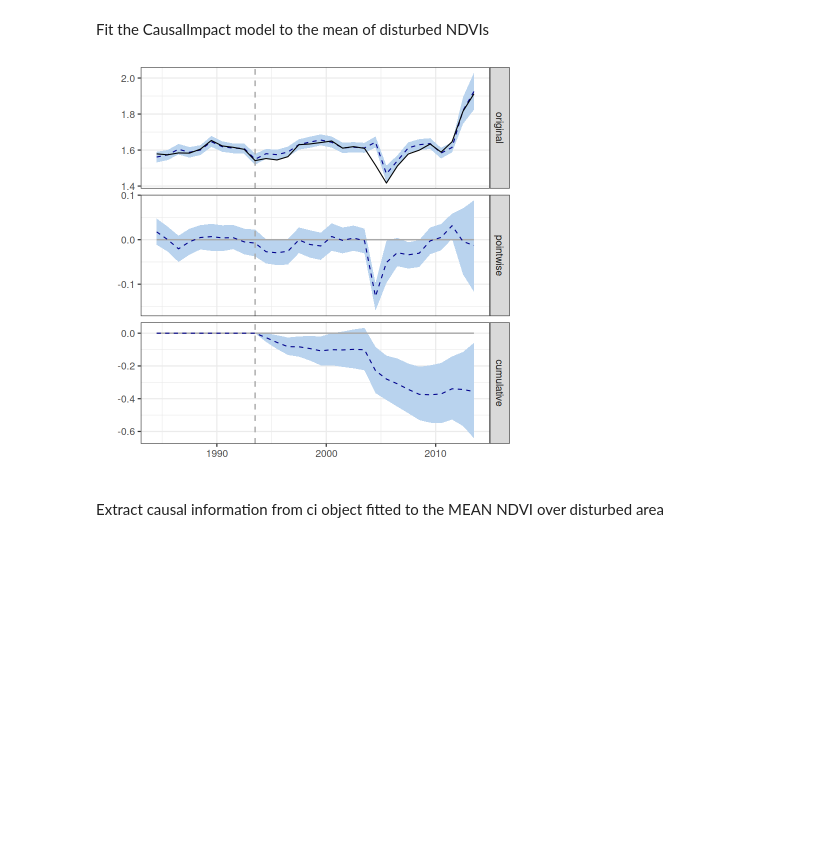
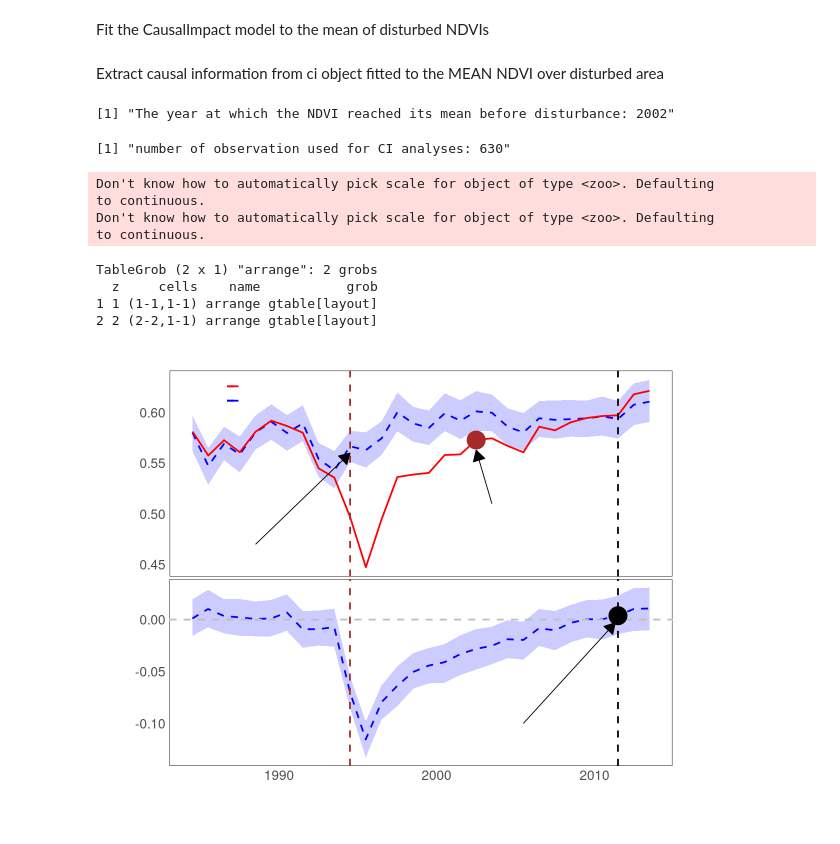
Before and after one commit to hamiddashti/greeness, a Jupyter notebook: codes/src/causal_impact_R2.ipynb, the cells around one changed output. Drawn from its saved outputs; the diff is of its cells as text; code cells hidden in the pictures; blank space fills up the shorter version.

```diff
--- a/codes/src/causal_impact_R2.ipynb
+++ b/codes/src/causal_impact_R2.ipynb
@@ -240,4 +260,4 @@ Fit the CausalImpact model to the mean of disturbed NDVIs
 set.seed(1)
 pre.period <- as.Date(c("1984-07-01", "1993-07-01"))
 post.period <- as.Date(c("1994-07-01", "2013-07-01"))
-ci_ndvi <- CausalImpact(data_mean_ndvi, pre.period, post.period)
+ci <- CausalImpact(data_mean, pre.period, post.period)
@@ -249,7 +264,3 @@ ci_lai <- CausalImpact(data_mean_lai, pre.period, post.period)
-# %%
-plot(ci_lai)
-# %% [output]
-[figure, removed]
 # %% [markdown]
 Extract causal information from ci object fitted to the MEAN NDVI over disturbed area
 # %%
@@ -267,6 +278,9 @@ I <-  which((response[11:length(response)]>mean(response[1:10]))==TRUE)[1]
 rec1 = response[11:length(response)][I]
 paste("The year at which the NDVI reached its mean before disturbance:", format(index(rec1),"%Y"))
 paste("number of observation used for CI analyses:", dim(res)[1])
+# %% [output]
+[1] "The year at which the NDVI reached its mean before disturbance: 2002"
+[1] "number of observation used for CI analyses: 630"
 # %%
 options(
   repr.plot.width = 10,     # Width of the plot
@@ -291,7 +305,8 @@ gg1 <- ggplot() +
   ) +
   theme_minimal() +
   theme(
-    panel.background = element_rect(fill = "white"),
+    panel.background = element_rect(fill = NA),
+    # panel.background = element_rect(fill = "white"),
     panel.grid.major = element_blank(),
     panel.grid.minor = element_blank(),
     axis.text = element_text(size = 16),        # Font size for tick labels
@@ -332,30 +347,40 @@ gg1 <- ggplot() +
 gg2 <- ggplot() +
   geom_line(aes(x=t,y = point.effect), color = "blue", size = 1,linetype="dashed") +
   geom_ribbon(aes(t,ymin=point.effect.lower,ymax=point.effect.upper),fill="blue",alpha=0.2)+
   # geom_line(aes(x=t,y = response), color = "red", size = 1) +
   labs(
     x = "",
     y = ""
   ) + theme_minimal() + theme(panel.background = element_rect(fill = "white"),
     panel.grid.major = element_blank(),
     panel.grid.minor = element_blank(),
   , axis.text = element_text(size = 16),        # Font size for tick labels
     axis.title = element_text(size = 22),plot.margin=unit(c(-.33,1,1,.8), "cm") )  # Remove gridlines
 gg2 <- gg2 +
   geom_vline(xintercept = as.Date("1994-07-01"), linetype = "dashed", color = "brown",size=1)+
   geom_vline(xintercept = as.Date("2011-07-01"), linetype = "dashed", color = "black",size=1)+
   geom_hline(yintercept = 0, linetype = "dashed", color = "gray",size=1) + geom_point(aes(x = as.Date("2011-07-01"), y = point.effect[28]),color = "black",
   show.legend = FALSE, size = 8,stroke=2) +
   geom_segment(
     aes(x = as.Date("2005-07-01"), xend = as.Date("2011-05-01"), y = -0.1, yend = -.003),
     arrow = arrow(type = "closed", length = unit(0.2, "inches")),
     lineend = "butt",
     color = "black"
   )
   # annotate("text", x = as.Date("2004-05-2"), y = -.16, label = "Recovered to counterfactual\n state(2011)", vjust = -0.5, hjust = 0.46, color = "black",
   # size=7)
 
 
 combined_plot <- grid.arrange(gg1, gg2, nrow = 2)
 combined_plot
 ggsave("../manuscript/figures/recovery.png", plot = combined_plot,width = 10, height = 8, dpi = 300)
+# %% [output]
+Don't know how to automatically pick scale for object of type <zoo>. Defaulting
+to continuous.
+Don't know how to automatically pick scale for object of type <zoo>. Defaulting
+to continuous.
+TableGrob (2 x 1) "arrange": 2 grobs
+  z     cells    name           grob
+1 1 (1-1,1-1) arrange gtable[layout]
+2 2 (2-2,1-1) arrange gtable[layout]
+[figure, added]
```
Also changed, not shown: parts of 4 cells of this notebook, 1 other file.
